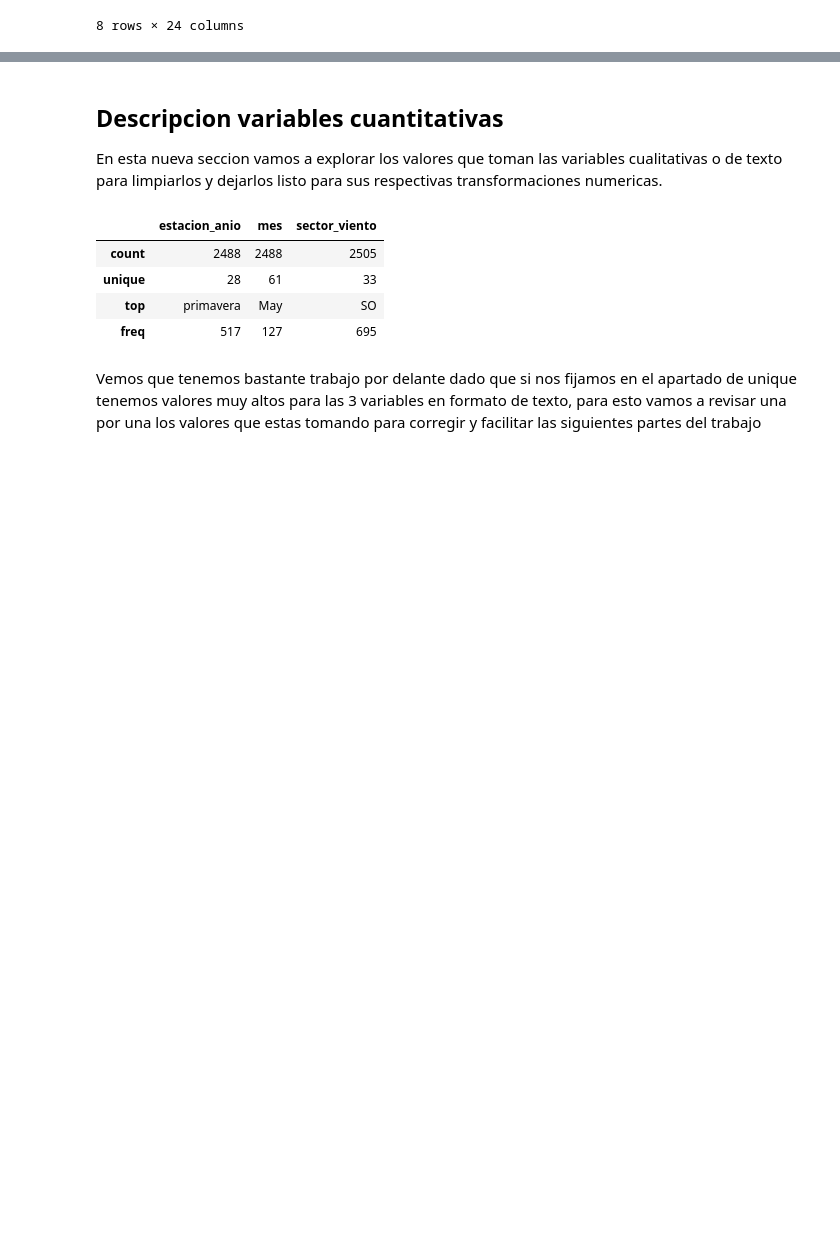
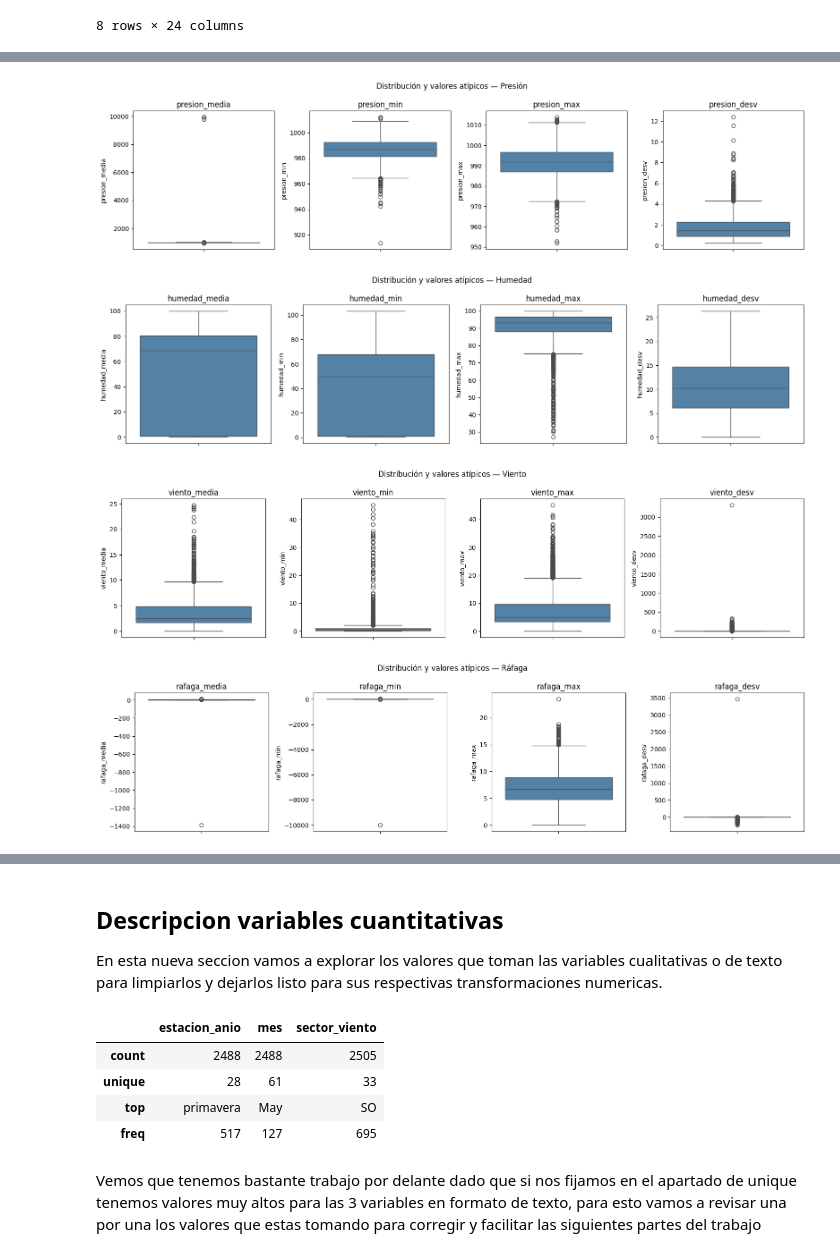
Before and after one commit to Teban1101/MaterialDeClase-ISIS-2611, a Jupyter notebook: 202620/Laboratorios/L1/lab1.ipynb, the cells around one changed output, grey strips where cells are left out. Cells and saved outputs as stored; diff of their text form; code cells hidden in the pictures; blank space fills up the shorter version.

```diff
--- a/202620/Laboratorios/L1/lab1.ipynb
+++ b/202620/Laboratorios/L1/lab1.ipynb
@@ -163,0 +170,21 @@ data.describe()
+# %%
+grupos_vars = {
+    'Presión': ['presion_media', 'presion_min', 'presion_max', 'presion_desv'],
+    'Humedad': ['humedad_media', 'humedad_min', 'humedad_max', 'humedad_desv'],
+    'Viento': ['viento_media', 'viento_min', 'viento_max', 'viento_desv'],
+    'Ráfaga': ['rafaga_media', 'rafaga_min', 'rafaga_max', 'rafaga_desv'],
+}
+
+for nombre, cols in grupos_vars.items():
+    fig, axes = plt.subplots(1, len(cols), figsize=(16, 4))
+    for ax, col in zip(axes, cols):
+        sns.boxplot(y=data[col], ax=ax, color='steelblue')
+        ax.set_title(col)
+    fig.suptitle(f'Distribución y valores atípicos — {nombre}')
+    plt.tight_layout()
+    plt.show()
+# %% [output]
+[figure, added]
+[figure, added]
+[figure, added]
+[figure, added]
```
Also changed, not shown: parts of 53 cells of this notebook, 1 other file.
